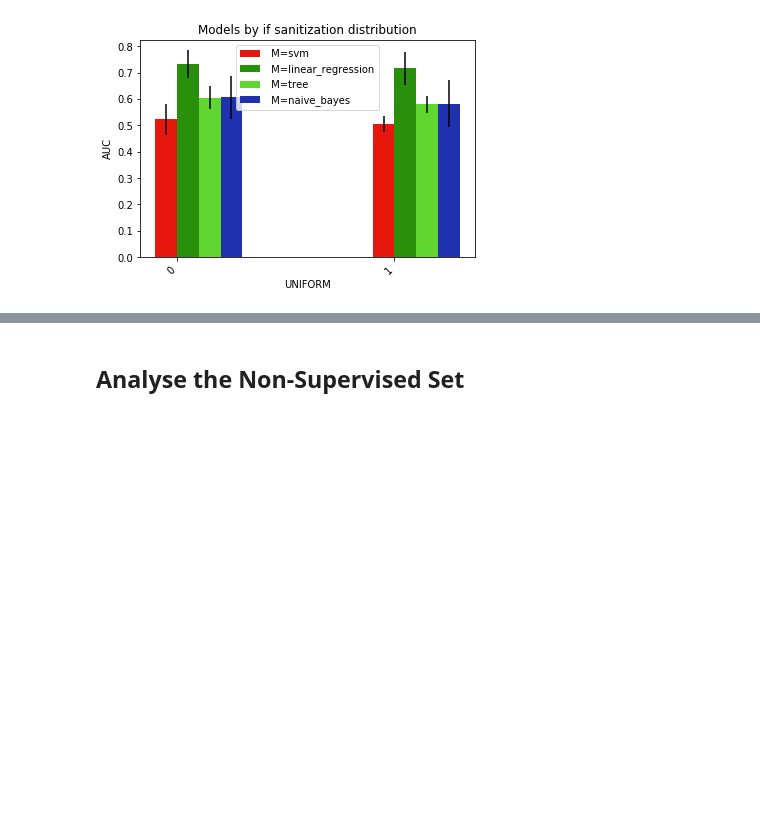
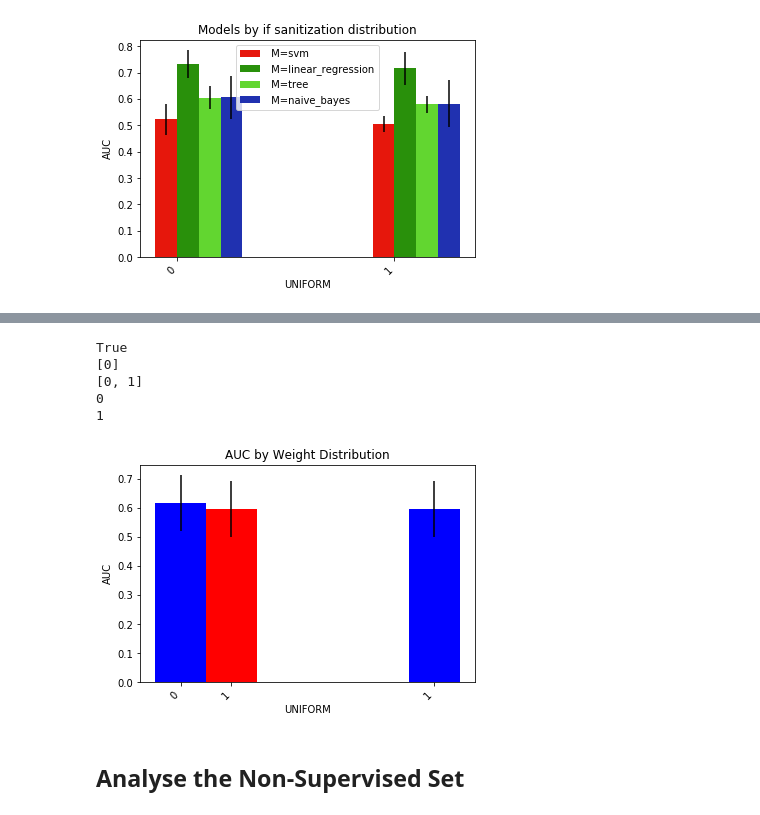
Before and after one commit to jwzinser/Tesis, a Jupyter notebook: final/privacy_data.ipynb, the cells around one changed output, grey strips where cells are left out. Cells and saved outputs as stored; diff of their text form; code cells hidden in the pictures; blank space fills up the shorter version.

Commit message:
pendinf uniform barplot

```diff
--- a/final/privacy_data.ipynb
+++ b/final/privacy_data.ipynb
@@ -242,3 +243,19 @@ plot_bars_single_chunk(df = supervised_results, gb_param = "privacy",yaxis = "au
+# %%
+from sanitization_tools import *
+supervised_results = pn.read_csv("model_scores_roc.csv")
+print(np.issubdtype(supervised_results["uniform"].dtype , np.number))
+asd = supervised_results.query("uniform == 0")
+print(asd.uniform.unique())
+plot_bars_single_chunk_no_tendency(df = supervised_results, gb_param = "uniform", yaxis = "auc", base_filter = {},
+                       lines_cases = {"uniform":[0,1]}, savefig=True, title="AUC by Weight Distribution",
+                       save_name="weight_dist_bar", width_delta=.2)
+# %% [output]
+True
+[0]
+[0, 1]
+0
+1
+[figure, added]
 # %% [markdown]
 ## Analyse the Non-Supervised Set
 # %%
```
Also changed, not shown: parts of 1 cell of this notebook, 1 other file.
